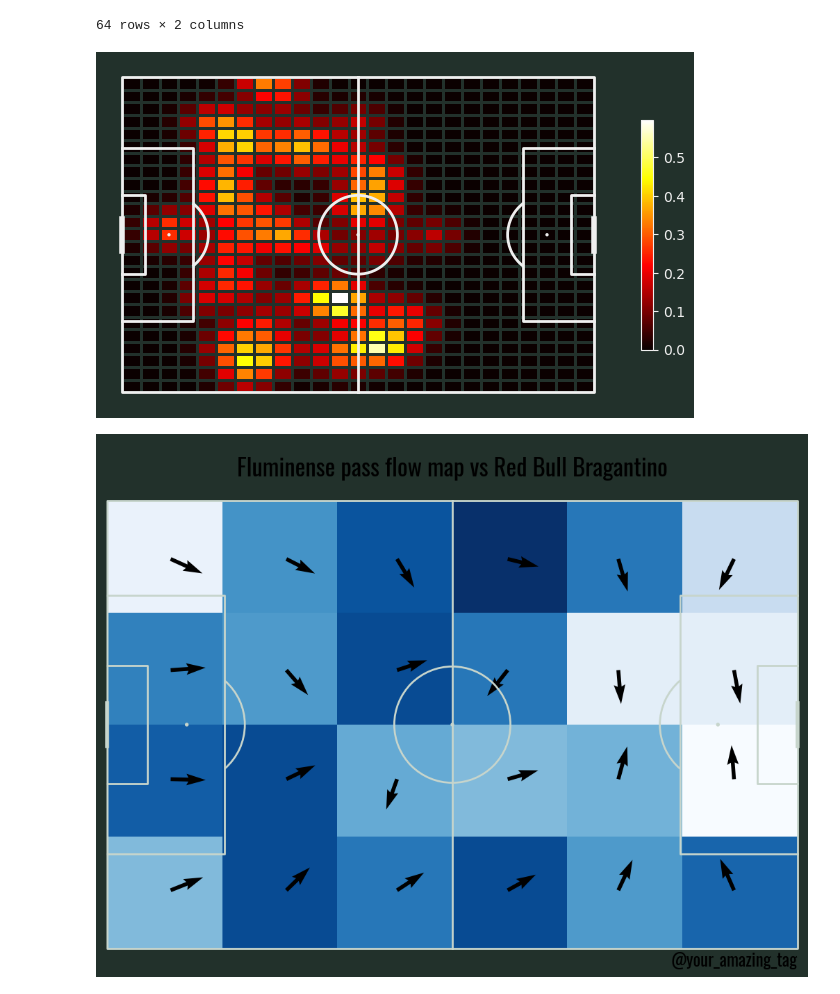
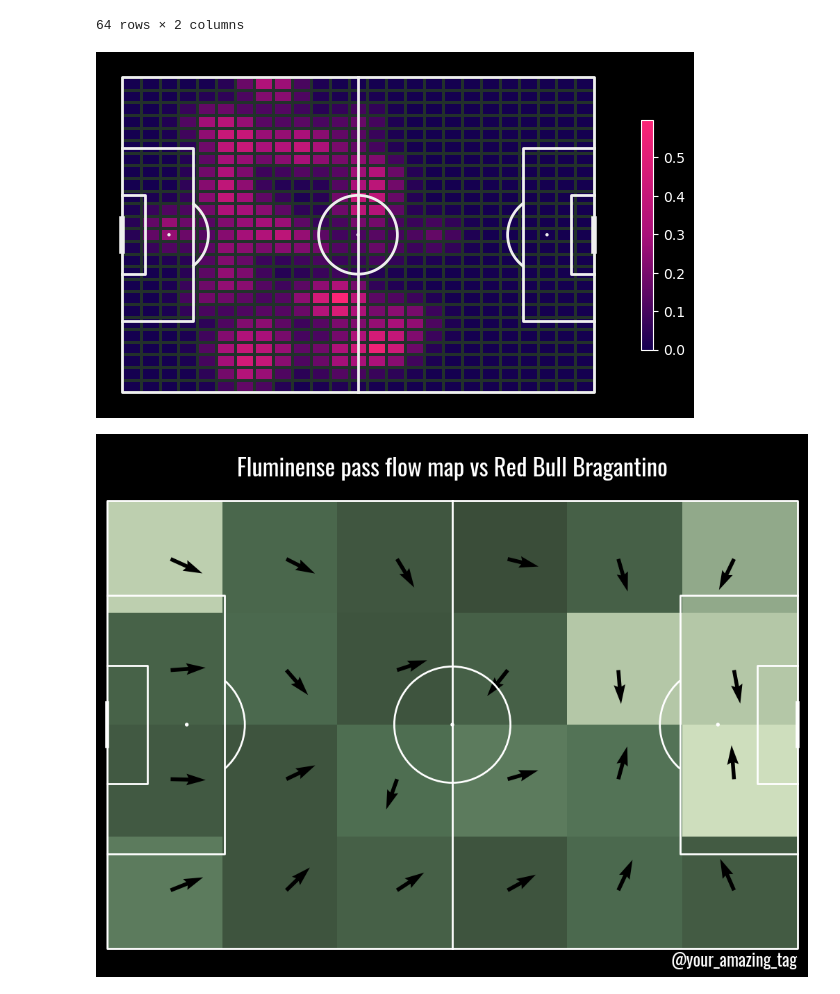
Before and after one commit to VictorMilhomem/FootballAnalysisTools, a Jupyter notebook: src/tests.ipynb, the cells around one changed output. Drawn from its saved outputs; the diff is of its cells as text; code cells hidden in the pictures.

```diff
--- a/src/tests.ipynb
+++ b/src/tests.ipynb
@@ -238,49 +238,54 @@ from matplotlib.colors import LinearSegmentedColormap
 from scipy.ndimage import gaussian_filter
 # setup pitch
 pitch = Pitch(pitch_type='statsbomb', line_zorder=2,
-              pitch_color='#22312b', line_color='#efefef')
+              pitch_color=COLORS_PALETTE_13["bkg"], line_color='#efefef')
 # draw
+
+custom_color = [(0, COLORS_PALETTE_13["color1"]), (0.5, COLORS_PALETTE_13["color2"]), (1, COLORS_PALETTE_13["color3"])]
+custom_cmap = LinearSegmentedColormap.from_list('custom_map', custom_color)
+
+
 fig, ax = pitch.draw(figsize=(6.6, 4.125))
-fig.set_facecolor('#22312b')
+fig.set_facecolor(COLORS_PALETTE_13["bkg"])
 bin_statistic = pitch.bin_statistic(andre_df.x, andre_df.y, statistic='count', bins=(25, 25))
 bin_statistic['statistic'] = gaussian_filter(bin_statistic['statistic'], 1)
-pcm = pitch.heatmap(bin_statistic, ax=ax, cmap='hot', edgecolors='#22312b')
+pcm = pitch.heatmap(bin_statistic, ax=ax, cmap=custom_cmap, edgecolors='#22312b')
 # Add the colorbar and format off-white
 cbar = fig.colorbar(pcm, ax=ax, shrink=0.6)
-cbar.outline.set_edgecolor('#efefef')
-cbar.ax.yaxis.set_tick_params(color='#efefef')
-ticks = plt.setp(plt.getp(cbar.ax.axes, 'yticklabels'), color='#efefef')
+cbar.outline.set_edgecolor("#ffff")
+cbar.ax.yaxis.set_tick_params(color="#ffff")
+ticks = plt.setp(plt.getp(cbar.ax.axes, 'yticklabels'), color="#ffff")
 # %% [output]
-[figure, old version]
+[figure, new version]
 # %%
 flu_passes = passes_df.loc[passes_df['teamId'] == home_team_id]
 mask_complete = flu_passes['outcomeType'] == 'Successful'
 # %%
 pitch = Pitch(pitch_type='opta', pad_bottom=1, pad_top=1,
               pad_left=1, pad_right=1,
-              line_zorder=2, line_color='#c7d5cc', pitch_color='#22312b')
+              line_zorder=2, line_color='#ffff', pitch_color=COLORS_PALETTE_12["bkg"])
 fig, axs = pitch.grid(figheight=8, endnote_height=0.03, endnote_space=0,
                       title_height=0.1, title_space=0, grid_height=0.82,
                       # Turn off the endnote/title axis. I usually do this after
                       # I am happy with the chart layout and text placement
                       axis=False)
-fig.set_facecolor('#22312b')
+fig.set_facecolor(COLORS_PALETTE_12["bkg"])
 bins = (6, 4)
 # plot the heatmap - darker colors = more passes originating from that square
 bs_heatmap = pitch.bin_statistic(flu_passes["x"], flu_passes["y"], statistic='count', bins=bins)
-hm = pitch.heatmap(bs_heatmap, ax=axs['pitch'], cmap='Blues')
+hm = pitch.heatmap(bs_heatmap, ax=axs['pitch'], cmap=CUSTOM_CMP_1)
 # plot the pass flow map with a single color ('black') and length of the arrow (5)
 fm = pitch.flow(flu_passes["x"], flu_passes["y"], flu_passes["endX"], flu_passes["endY"],
                 color='black', arrow_type='same',
                 arrow_length=5, bins=bins, ax=axs['pitch'])
 
 # title / endnote
 font = FONT_OSWALD  # default is loading robotto font from google fonts
 axs['title'].text(0.5, 0.5, f'{list(teams_dict.values())[0]} pass flow map vs {list(teams_dict.values())[1]}',
-                  fontsize=25, fontproperties=font, va='center', ha='center')
+                  fontsize=25, fontproperties=font, va='center', ha='center', color="#ffff")
 axs['endnote'].text(1, 0.5, '@your_amazing_tag',
-                    fontsize=18, fontproperties=font, va='center', ha='right')
+                    fontsize=18, fontproperties=font, va='center', ha='right', color="#ffff")
 
 plt.show()  # If you are using a Jupyter notebook you do not need this line
 # %% [output]
-[figure, old version]
+[figure, new version]
```
Also changed, not shown: parts of 2 cells of this notebook, 2 other files.
